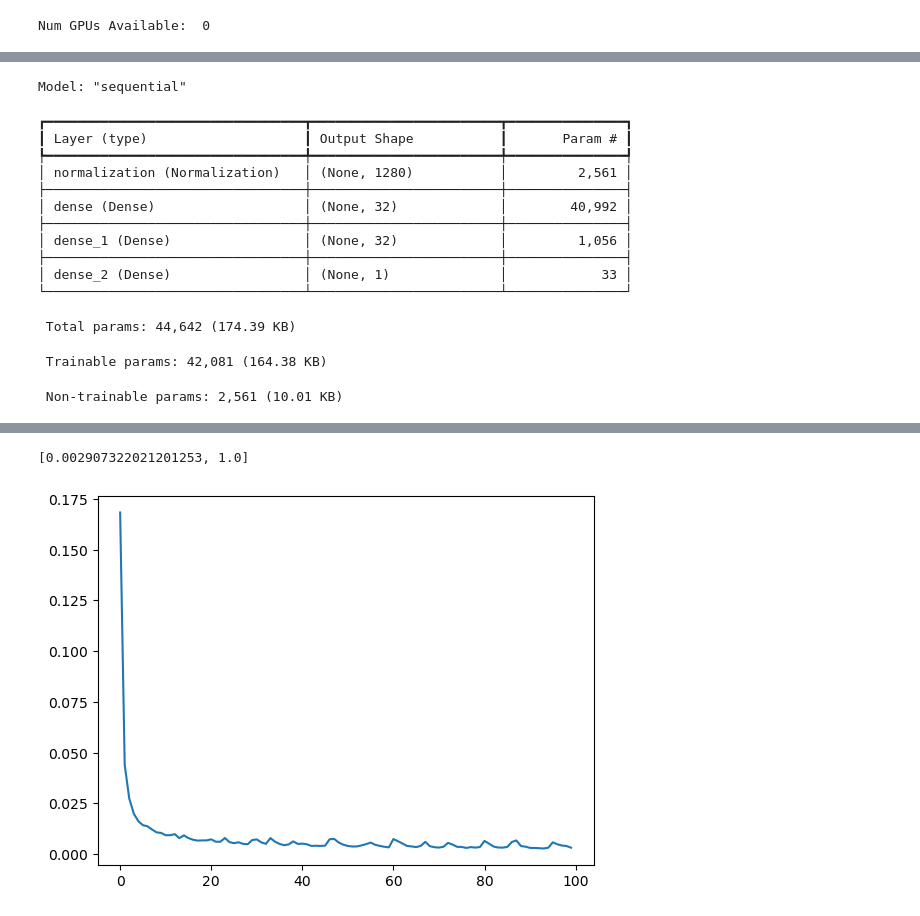
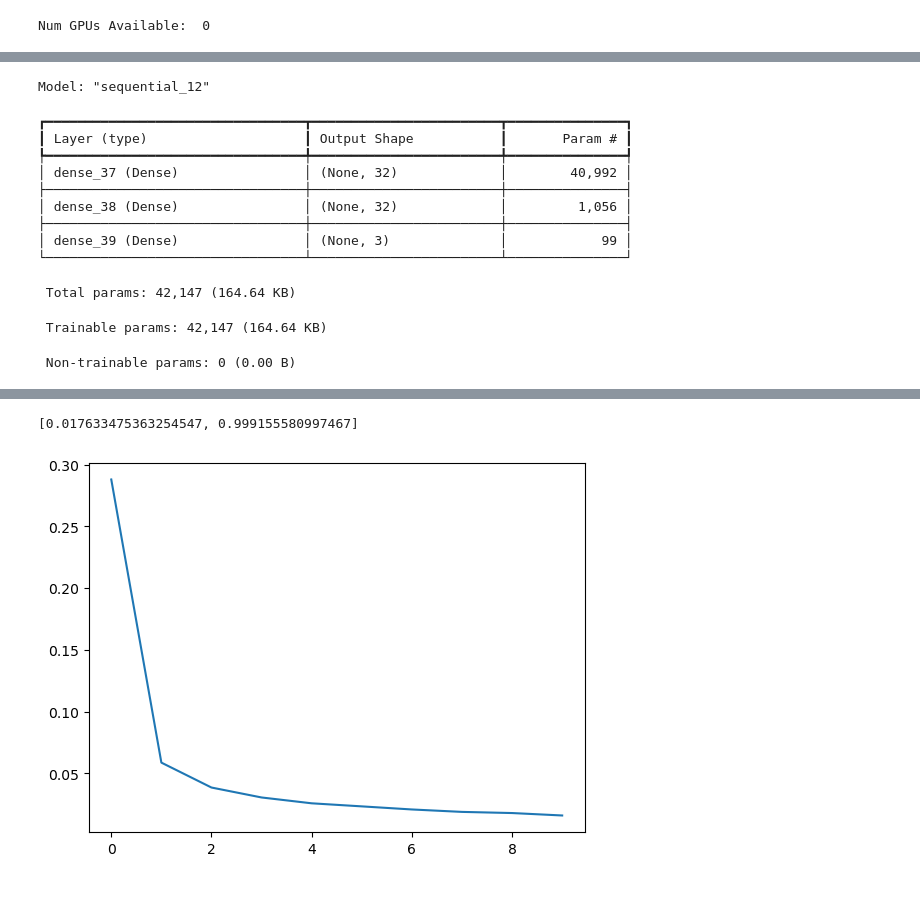
Before and after one commit to akalinow/RPi, a Jupyter notebook: FaceRecognition/FaceRecognition.ipynb, the cells around one changed output, grey strips where cells are left out. Cells and saved outputs as stored; diff of their text form; code cells hidden in the pictures.

```diff
--- a/FaceRecognition/FaceRecognition.ipynb
+++ b/FaceRecognition/FaceRecognition.ipynb
@@ -34,9 +70,6 @@ file_path = 'df.parquet_Artur.gzip'
 df_A = pd.read_parquet(file_path)
 
 file_path = '/home/akalinow/scratch/RPi/FaceFollow/df.parquet_Monika.gzip'
-df_M = pd.read_parquet(file_path)
-
-file_path = '/home/akalinow/scratch/RPi/FaceFollow/df.parquet_Marcin.gzip'
 df_test = pd.read_parquet(file_path)
 
 features_W = np.asarray(df_W.drop(columns=['date','label']))
@@ -48,30 +81,31 @@ labels_A = np.full((len(features_A),1), 0.0)
 labels_W = np.full((len(features_W),1), 1.0)
 labels_M = np.full((len(features_M),1), 2.0)
 labels_test = np.full((len(features_test),1), 3.0)
+
+features_X = (features_A[:5000] + features_W[:5000])/2.0
+labels_X = np.full((len(features_X),1), 2.0)
 # %%
-labels = np.concatenate( (labels_A, labels_W) )
-features = np.concatenate( (features_A, features_W) )
+labels = np.concatenate( (labels_A, labels_W, labels_X) )
+features = np.concatenate( (features_A, features_W, features_X) )
 
 model = keras.Sequential(
     [
         layers.Input(shape=(features.shape[1],)),
-        tf.keras.layers.Normalization(axis=-1),
+        #tf.keras.layers.Normalization(axis=-1),
         #layers.Dense(features.shape[1], activation="sigmoid", kernel_regularizer="l1"),
-        #layers.Dense(features.shape[1]//2, activation="sigmoid"),
+        #layers.Dense(features.shape[1]//2, activation="relu"),
         layers.Dense(32, activation="sigmoid", kernel_regularizer=regularizers.L2(0.0001)),
         layers.Dense(32, activation="sigmoid", kernel_regularizer=regularizers.L2(0.0001)),
-        #layers.Dense(2, activation="sigmoid"),
-        layers.Dense(1, activation="linear", kernel_regularizer=None),
+        layers.Dense(3, activation="softmax", kernel_regularizer=None),
     ]
 )
 
 model.compile(
     optimizer=keras.optimizers.Adam(),  # Optimizer
     # Loss function to minimize
-    loss=keras.losses.BinaryCrossentropy(from_logits=True),
+    loss=keras.losses.SparseCategoricalCrossentropy(from_logits=False),
     # List of metrics to monitor
-    metrics=[keras.metrics.
-             BinaryAccuracy()],
+    metrics=[keras.metrics.SparseCategoricalAccuracy()],
 )
 model.summary()
 
@@ -79,9 +113,10 @@ history = model.fit(
     features,
     labels,
     batch_size=64,
-    epochs=100,
+    epochs=10,
     shuffle=True,
-    class_weight = {0:1.0,1:1.0,2:10.0},
+    validation_split = 0.1,
+    #class_weight = {0:1.0,1:1.0,2:10.0},
     verbose=0
 )
 
@@ -90,18 +125,16 @@ plt.plot(history.history["loss"])
 model.save(filepath="./model_A_vs_W.keras")
 model.evaluate(features, labels, batch_size=128)
 # %% [output]
-Model: "sequential"
+Model: "sequential_12"
 ┏━━━━━━━━━━━━━━━━━━━━━━━━━━━━━━━━━┳━━━━━━━━━━━━━━━━━━━━━━━━┳━━━━━━━━━━━━━━━┓
 ┃ Layer (type)                    ┃ Output Shape           ┃       Param # ┃
 ┡━━━━━━━━━━━━━━━━━━━━━━━━━━━━━━━━━╇━━━━━━━━━━━━━━━━━━━━━━━━╇━━━━━━━━━━━━━━━┩
-│ normalization (Normalization)   │ (None, 1280)           │         2,561 │
+│ dense_37 (Dense)                │ (None, 32)             │        40,992 │
 ├─────────────────────────────────┼────────────────────────┼───────────────┤
-│ dense (Dense)                   │ (None, 32)             │        40,992 │
+│ dense_38 (Dense)                │ (None, 32)             │         1,056 │
 ├─────────────────────────────────┼────────────────────────┼───────────────┤
-│ dense_1 (Dense)                 │ (None, 32)             │         1,056 │
-├─────────────────────────────────┼────────────────────────┼───────────────┤
-│ dense_2 (Dense)                 │ (None, 1)              │            33 │
+│ dense_39 (Dense)                │ (None, 3)              │            99 │
 └─────────────────────────────────┴────────────────────────┴───────────────┘
- Total params: 44,642 (174.39 KB)
+ Total params: 42,147 (164.64 KB)
- Trainable params: 42,081 (164.38 KB)
+ Trainable params: 42,147 (164.64 KB)
- Non-trainable params: 2,561 (10.01 KB)
+ Non-trainable params: 0 (0.00 B)
@@ -109,5 +142,5 @@ Model: "sequential"
-[0.002907322021201253, 1.0]
+[0.017633475363254547, 0.999155580997467]
-[figure, old version]
+[figure, new version]
 # %%
 model = keras.saving.load_model("model_A_vs_W.keras")
 
```
Also changed, not shown: parts of 9 cells of this notebook, 3 other files.
